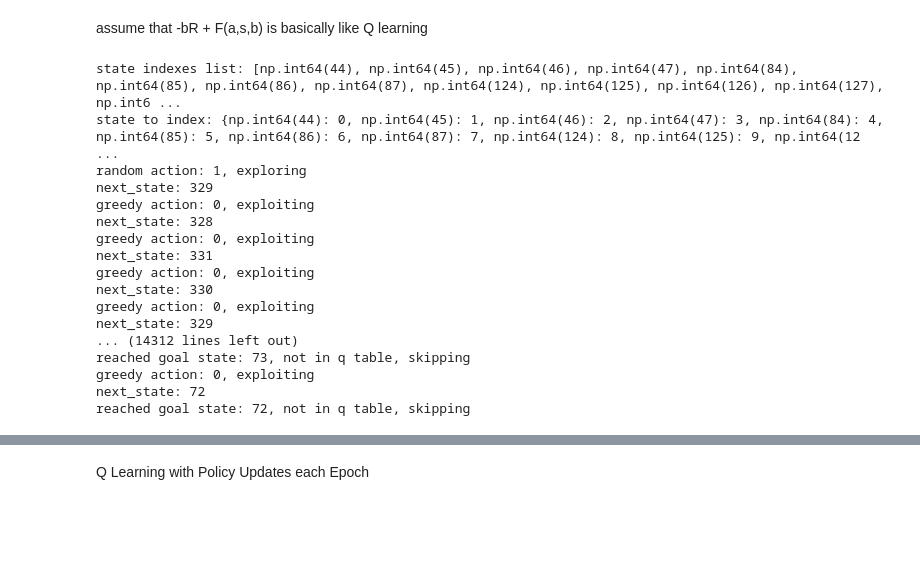
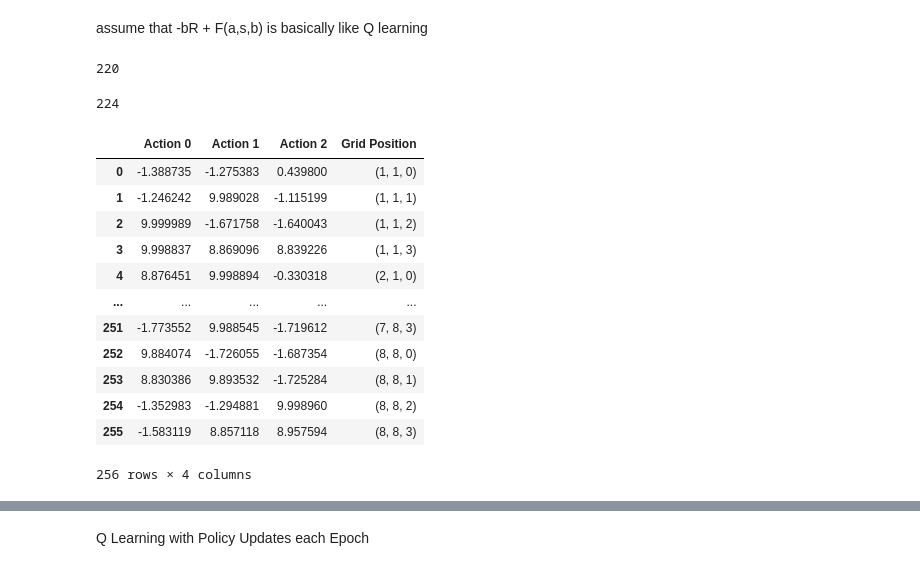
Before and after one commit to iulia-rusu/Information-to-Go, a Jupyter notebook: IBP_test1.ipynb, the cells around one changed output, grey strips where cells are left out. Drawn from its saved outputs; the diff is of its cells as text; code cells hidden in the pictures; blank space fills up the shorter version.

```diff
--- a/IBP_test1.ipynb
+++ b/IBP_test1.ipynb
@@ -510,6 +449,14 @@ class FreeEnergyMin:
 # Q learning
 # %% [markdown]
 assume that -bR + F(a,s,b) is basically like Q learning
+# %%
+env.count_states()
+# %% [output]
+220
+# %%
+(env.width-2) * (env.height-2) * 4 - (8 *4)
+# %% [output]
+224
 # %%
 class Qlearning:
     def __init__(
@@ -646,22 +690,24 @@ class Qlearning:
-# %%
-q_training = Qlearning(env)
-q_training.train(1000)
-# %% [output]
-state indexes list: [np.int64(44), np.int64(45), np.int64(46), np.int64(47), np.int64(84), np.int64(85), np.int64(86), np.int64(87), np.int64(124), np.int64(125), np.int64(126), np.int64(127), np.int6 ...
-state to index: {np.int64(44): 0, np.int64(45): 1, np.int64(46): 2, np.int64(47): 3, np.int64(84): 4, np.int64(85): 5, np.int64(86): 6, np.int64(87): 7, np.int64(124): 8, np.int64(125): 9, np.int64(12 ...
-random action: 1, exploring
-next_state: 329
-greedy action: 0, exploiting
-next_state: 328
-greedy action: 0, exploiting
-next_state: 331
-greedy action: 0, exploiting
-next_state: 330
-greedy action: 0, exploiting
-next_state: 329
-... (14312 lines left out)
-reached goal state: 73, not in q table, skipping
-greedy action: 0, exploiting
-next_state: 72
-reached goal state: 72, not in q table, skipping
+# %%
+# Convert Q-table into a DataFrame for better readability
+q_table_df = pd.DataFrame(q_training.Q_table, columns=[f"Action {i}" for i in range(3)])
+
+# Add a column for the corresponding grid position
+positions = [q_training.state_index_to_position(state_idx) for state_idx in range(q_training.Q_table.shape[0])]
+q_table_df["Grid Position"] = positions  # Append positions to Q-table
+# %%
+q_table_df
+# %% [output]
+|  | Action 0 | Action 1 | Action 2 | Grid Position |
+| 0 | -1.388735 | -1.275383 | 0.439800 | (1, 1, 0) |
+| 1 | -1.246242 | 9.989028 | -1.115199 | (1, 1, 1) |
+| 2 | 9.999989 | -1.671758 | -1.640043 | (1, 1, 2) |
+| 3 | 9.998837 | 8.869096 | 8.839226 | (1, 1, 3) |
+| 4 | 8.876451 | 9.998894 | -0.330318 | (2, 1, 0) |
+| ... | ... | ... | ... | ... |
+| 251 | -1.773552 | 9.988545 | -1.719612 | (7, 8, 3) |
+| 252 | 9.884074 | -1.726055 | -1.687354 | (8, 8, 0) |
+| 253 | 8.830386 | 9.893532 | -1.725284 | (8, 8, 1) |
+| 254 | -1.352983 | -1.294881 | 9.998960 | (8, 8, 2) |
+| 255 | -1.583119 | 8.857118 | 8.957594 | (8, 8, 3) |
+256 rows × 4 columns
 # %%
```
Also changed, not shown: parts of 31 cells of this notebook, 1 other file.
